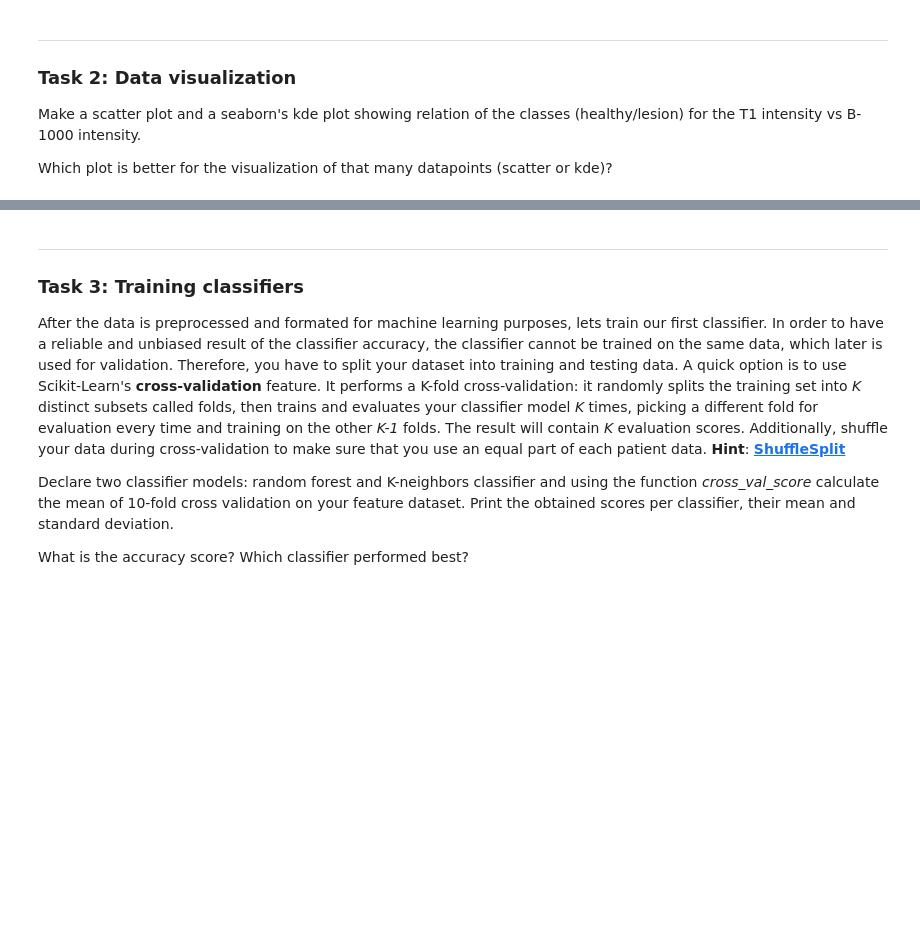
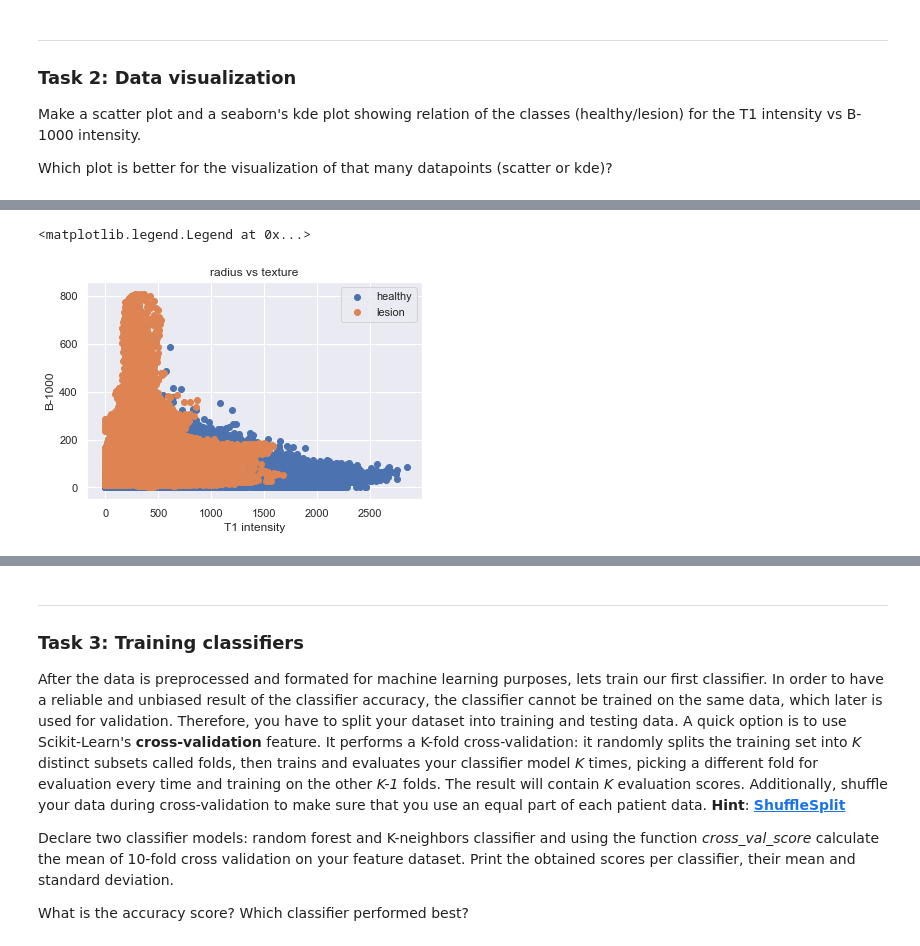
Before and after one commit to nik1168/clinical-decision-support-systems-exercises, a Jupyter notebook: WPO3/WPO3.ipynb, the cells around one changed output, grey strips where cells are left out. Saved outputs shown, nothing was run; the diff lists cells and outputs as text; code cells hidden in the pictures; blank space fills up the shorter version.

Commit message:
Adding corrected data patient 3

```diff
--- a/WPO3/WPO3.ipynb
+++ b/WPO3/WPO3.ipynb
@@ -214,0 +218,3 @@ YOUR ANSWER HERE
+# %%
+joined_dataframe = patient_dataframe.join(y)
+joined_dataframe.info()
@@ -214,0 +239,13 @@ YOUR ANSWER HERE
+# %%
+healthy_data_frame = joined_dataframe[joined_dataframe['class'] == 'healthy']
+lession_data_frame = joined_dataframe[joined_dataframe['class'] == 'lesion']
+# %%
+plt.scatter(healthy_data_frame["T1"], healthy_data_frame["B1000"],label="healthy")
+plt.scatter(lession_data_frame["T1"], lession_data_frame["B1000"],label="lesion")
+plt.title("radius vs texture")
+plt.xlabel('T1 intensity')
+plt.ylabel('B-1000')
+plt.legend()
+# %% [output]
+<matplotlib.legend.Legend at 0x...>
+[figure, added]
```
Also changed, not shown: parts of 11 cells of this notebook, 1 other file.
